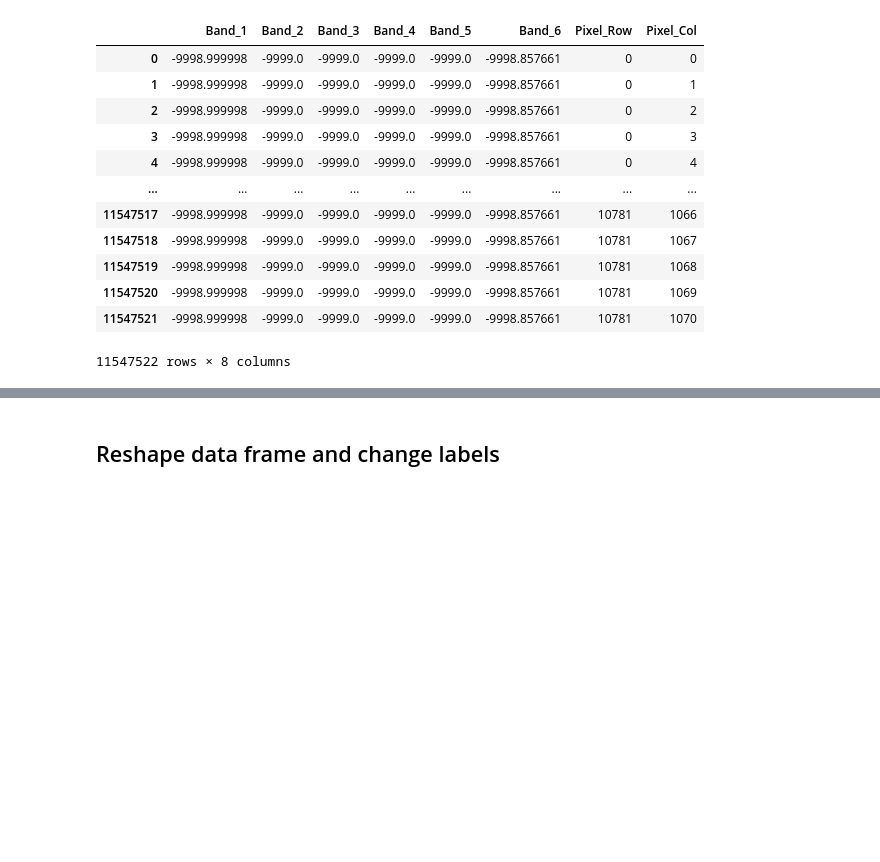
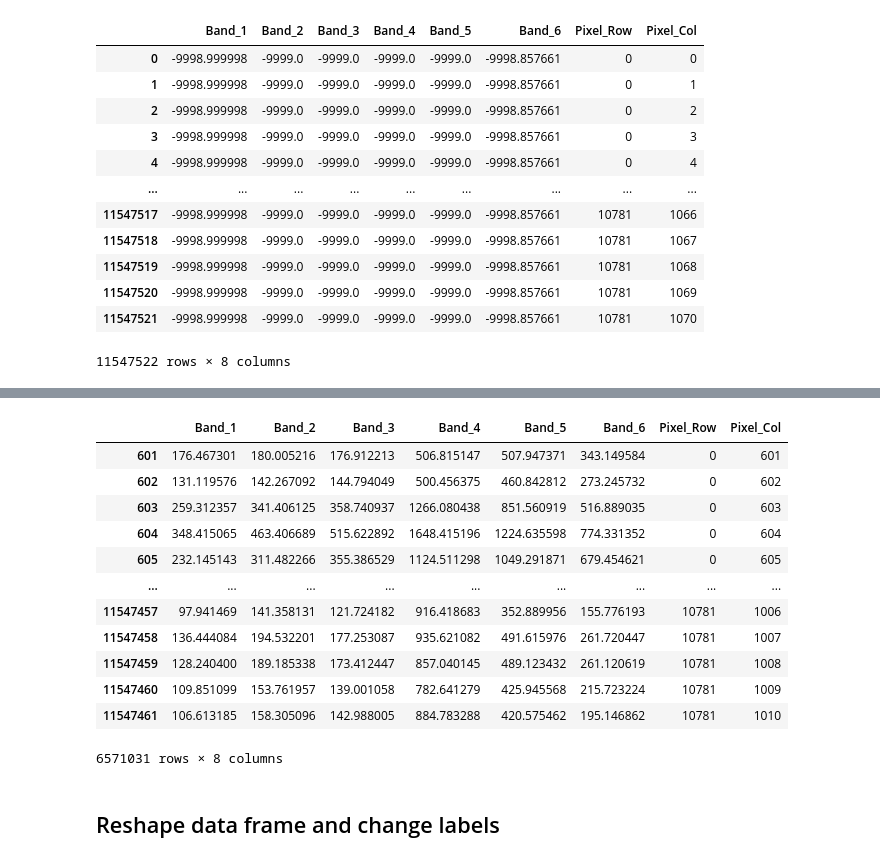
Before and after one commit to earthlab/cross-sensor-cal, a Jupyter notebook: reshape.ipynb, the cells around one changed output, grey strips where cells are left out. Drawn from its saved outputs; the diff is of its cells as text; code cells hidden in the pictures; blank space fills up the shorter version.

```diff
--- a/reshape.ipynb
+++ b/reshape.ipynb
@@ -143,0 +245,20 @@ df
+# %%
+layer_columns = [f'Band_{i}' for i in range(1, 6)]
+df_5 = df_5.replace(-9999.0, np.nan)
+# Drop rows where all values in the specified columns are NaN
+df_cleaned_5 = df_5.dropna(subset=layer_columns, how='any')
+df_cleaned_5
+# %% [output]
+|  | Band_1 | Band_2 | Band_3 | Band_4 | Band_5 | Band_6 | Pixel_Row | Pixel_Col |
+| 601 | 176.467301 | 180.005216 | 176.912213 | 506.815147 | 507.947371 | 343.149584 | 0 | 601 |
+| 602 | 131.119576 | 142.267092 | 144.794049 | 500.456375 | 460.842812 | 273.245732 | 0 | 602 |
+| 603 | 259.312357 | 341.406125 | 358.740937 | 1266.080438 | 851.560919 | 516.889035 | 0 | 603 |
+| 604 | 348.415065 | 463.406689 | 515.622892 | 1648.415196 | 1224.635598 | 774.331352 | 0 | 604 |
+| 605 | 232.145143 | 311.482266 | 355.386529 | 1124.511298 | 1049.291871 | 679.454621 | 0 | 605 |
+| ... | ... | ... | ... | ... | ... | ... | ... | ... |
+| 11547457 | 97.941469 | 141.358131 | 121.724182 | 916.418683 | 352.889956 | 155.776193 | 10781 | 1006 |
+| 11547458 | 136.444084 | 194.532201 | 177.253087 | 935.621082 | 491.615976 | 261.720447 | 10781 | 1007 |
+| 11547459 | 128.240400 | 189.185338 | 173.412447 | 857.040145 | 489.123432 | 261.120619 | 10781 | 1008 |
+| 11547460 | 109.851099 | 153.761957 | 139.001058 | 782.641279 | 425.945568 | 215.723224 | 10781 | 1009 |
+| 11547461 | 106.613185 | 158.305096 | 142.988005 | 884.783288 | 420.575462 | 195.146862 | 10781 | 1010 |
+6571031 rows × 8 columns
```
Also changed, not shown: parts of 18 cells of this notebook.
